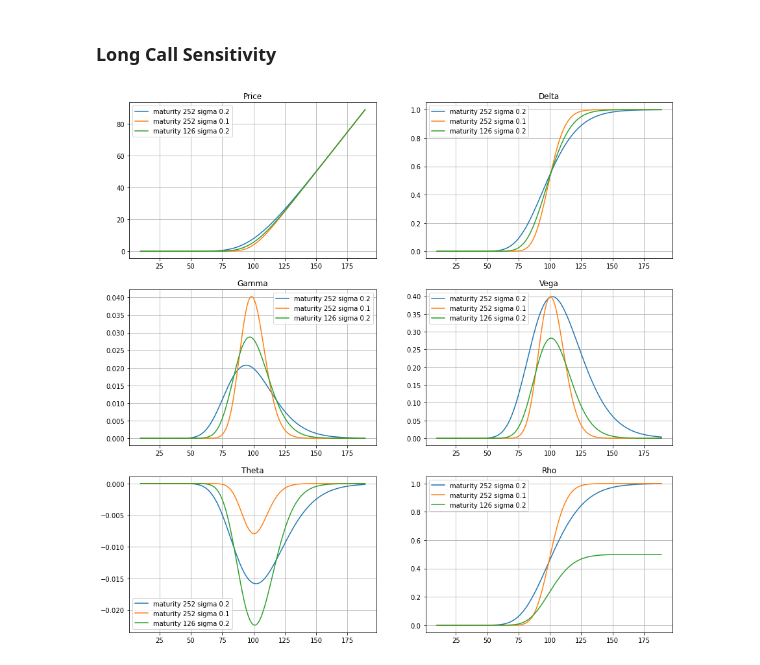
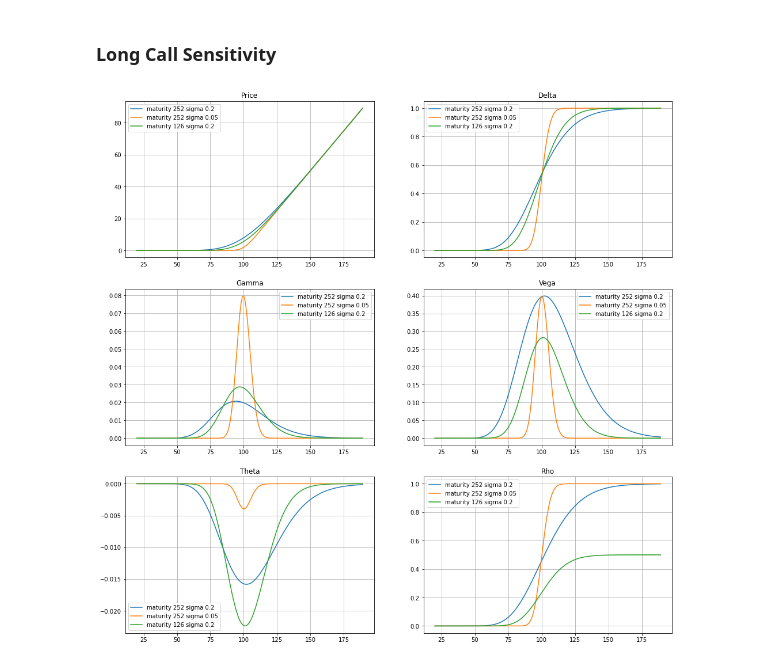
Before and after one commit to Stevenworick/Pricing, a Jupyter notebook: Call.ipynb, the cells around one changed output. Saved outputs shown, nothing was run; the diff lists cells and outputs as text; code cells hidden in the pictures.

```diff
--- a/Call.ipynb
+++ b/Call.ipynb
@@ -16,8 +16,8 @@ configuration = OptionConfigurationBuilder(
 price = pd.DataFrame()
 delta, gamma, vega, theta, rho = pd.DataFrame(), pd.DataFrame(), pd.DataFrame(), pd.DataFrame(), pd.DataFrame()
 
-for maturity, sigma in ((252, 0.2), (252, 0.1), (126, 0.2)):
-    for spot in range(10, 190):
+for maturity, sigma in ((252, 0.2), (252, 0.05), (126, 0.2)):
+    for spot in range(20, 190):
 
         # Configuration --------------------------------------
 
@@ -40,12 +40,12 @@ for maturity, sigma in ((252, 0.2), (252, 0.1), (126, 0.2)):
 # %%
 fig, axes = plt.subplots(nrows=3, ncols=2)
 price.plot(ax=axes[0, 0], title='Price', grid=True, legend=True)
 delta.plot(ax=axes[0, 1], title='Delta', grid=True, legend=True)
 gamma.plot(ax=axes[1, 0], title='Gamma', grid=True, legend=True)
 vega.plot(ax=axes[1, 1], title='Vega', grid=True, legend=True)
 theta.plot(ax=axes[2, 0], title='Theta', grid=True, legend=True)
 rho.plot(ax=axes[2, 1], title='Rho', grid=True, legend=True)
-fig.set_figheight(15)
-fig.set_figwidth(15);
+fig.set_figheight(17)
+fig.set_figwidth(17);
 # %% [output]
-[figure, old version]
+[figure, new version]
```
